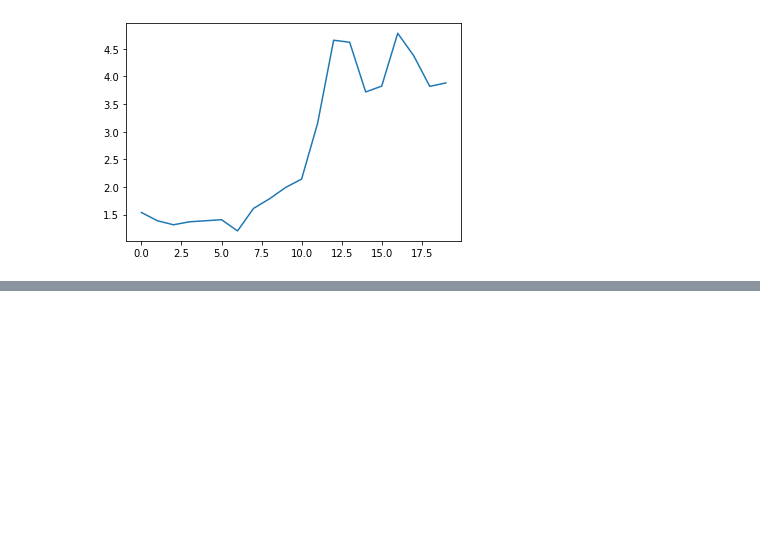
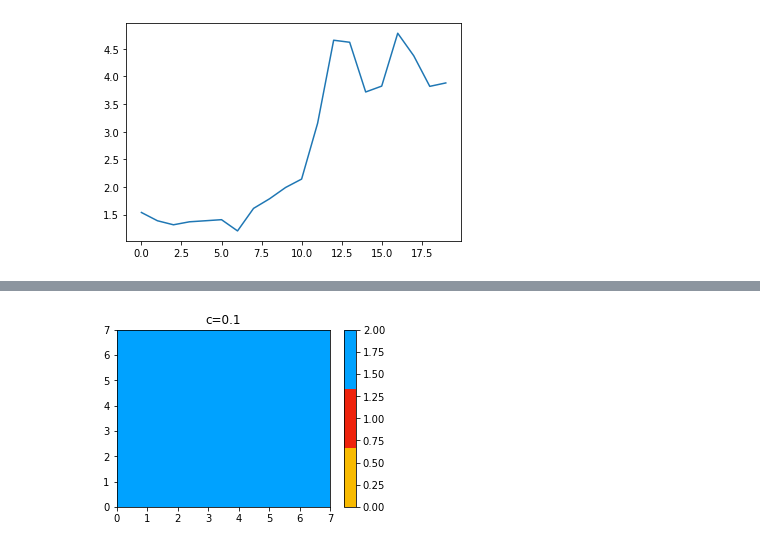
Before and after one commit to Karosemi/Stochastic_SIR_Model, a Jupyter notebook: projekt_finalny.ipynb, the cells around one changed output, grey strips where cells are left out. Saved outputs shown, nothing was run; the diff lists cells and outputs as text; code cells hidden in the pictures; blank space fills up the shorter version.

```diff
--- a/projekt_finalny.ipynb
+++ b/projekt_finalny.ipynb
@@ -474,0 +509,5 @@ plt.plot(U)
+# %%
+lattice, recovered_numbers = get_suspected_lattice(L, Cs[0])
+plot_epidemic_state(lattice,Cs[0], "c_0.1.png")
+# %% [output]
+[figure, added]
```
Also changed, not shown: parts of 14 cells of this notebook, 35 other files.
